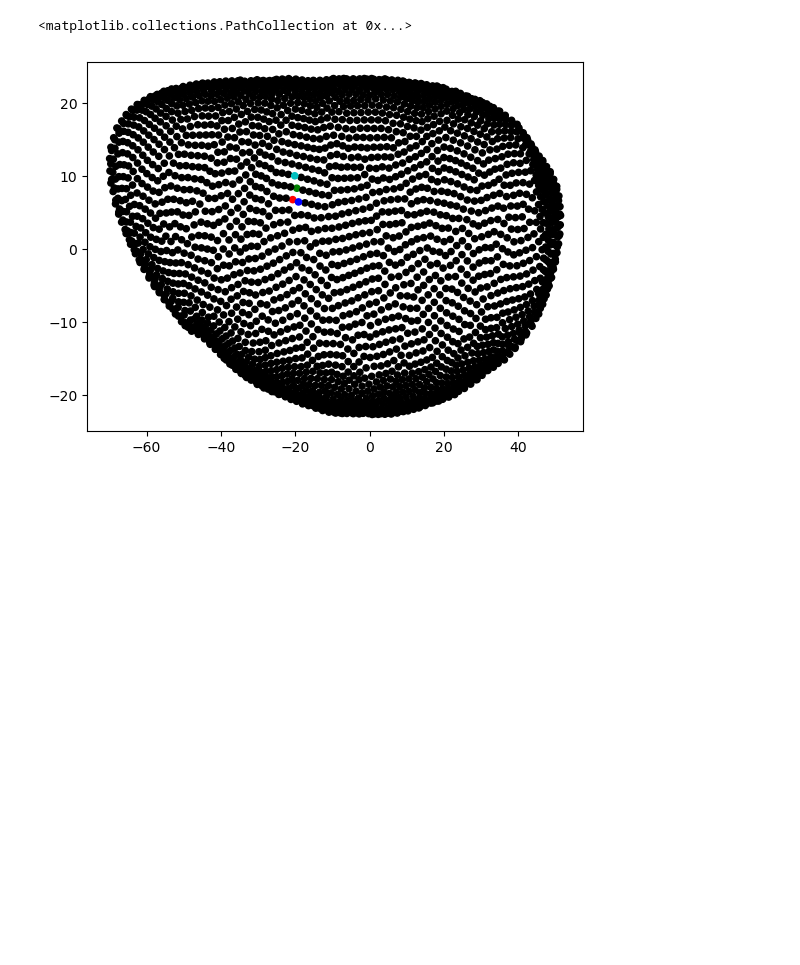
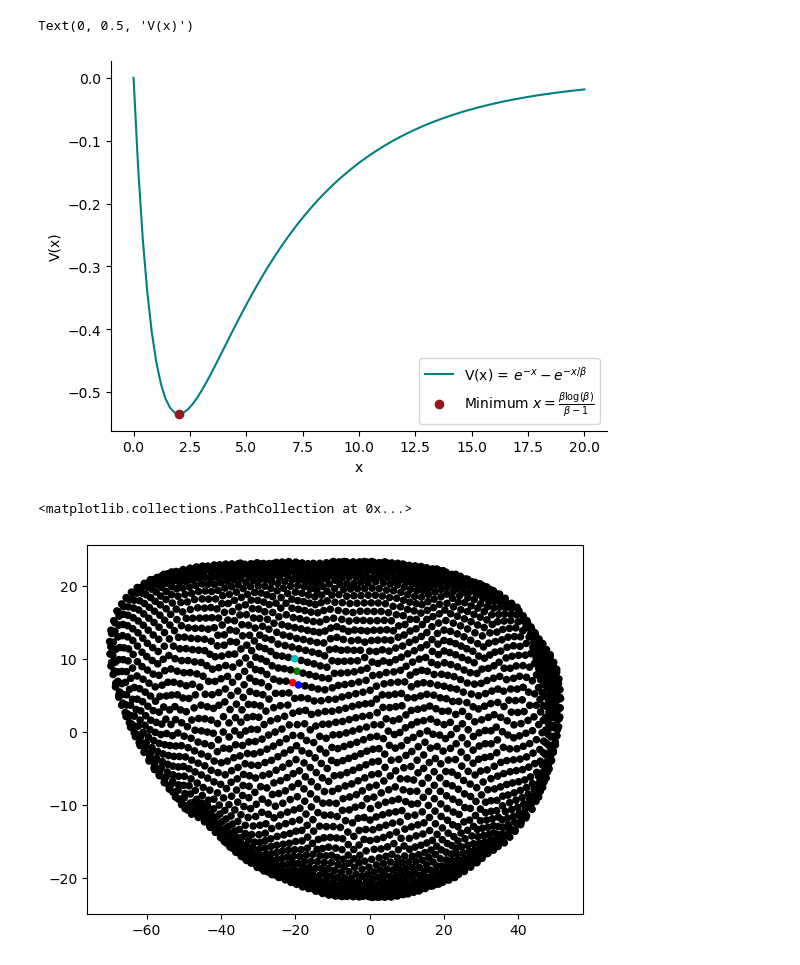
Before and after one commit to JakobSchauser/Thesis, a Jupyter notebook: CompareToData/Rosettes/CompareRosettes.ipynb, the cells around one changed output. Saved outputs shown, nothing was run; the diff lists cells and outputs as text; code cells hidden in the pictures; blank space fills up the shorter version.

```diff
--- a/CompareToData/Rosettes/CompareRosettes.ipynb
+++ b/CompareToData/Rosettes/CompareRosettes.ipynb
@@ -19,3 +21,23 @@ with h5py.File(path+'finale_normal.hdf5', 'r') as f:
+# %%
+xx = np.linspace(0, 20, 100)
+
+beta = 5
+f = lambda x: np.exp(-x) - np.exp(-x/beta)
+
+plt.plot(xx, f(xx), label='V(x) = $e^{-x} - e^{-x/\\beta}$', c = "teal")
+
+# plot minimum
+min_x = beta*np.log(beta)/(beta-1)
+
+plt.plot(min_x, f(min_x),'o', label='Minimum $x = \\frac{\\beta \log(\\beta)}{\\beta-1}$', c = "#901A1E")
+import seaborn as sns
+sns.despine()
+plt.legend()
+plt.xlabel('x')
+plt.ylabel('V(x)')
+# %% [output]
+Text(0, 0.5, 'V(x)')
+[figure, added]
 # %%
 allids = properties
 cc = []
```
Also changed, not shown: parts of 2 cells of this notebook, 7 other files.
